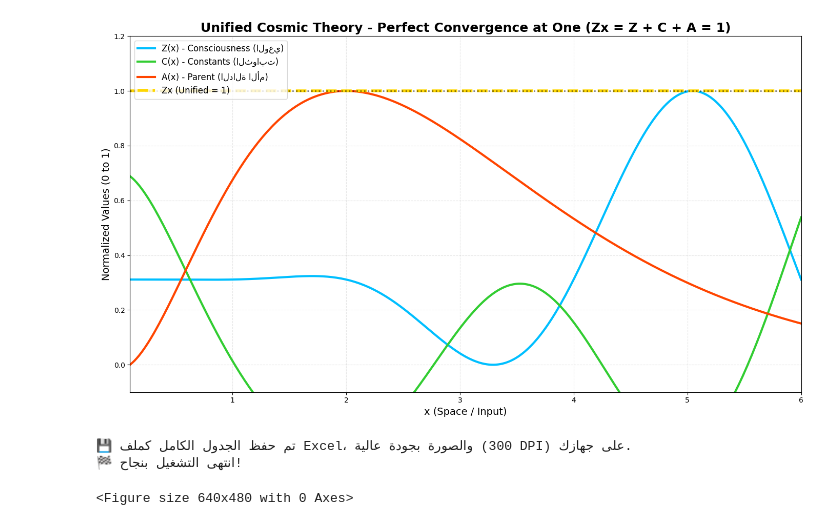
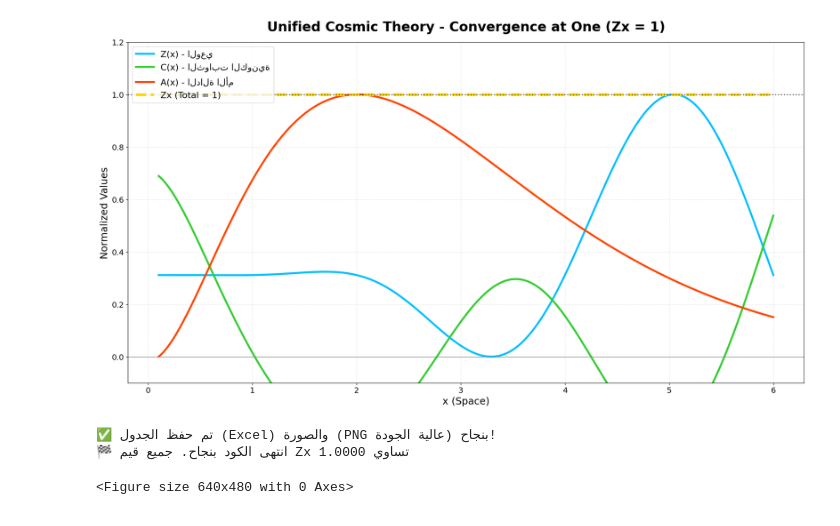
Before and after one commit to Jabri-web/Jabri-web.github.io, a Jupyter notebook: calculator.ipynb, the cells around one changed output. Saved outputs shown, nothing was run; the diff lists cells and outputs as text; code cells hidden in the pictures.

```diff
--- a/calculator.ipynb
+++ b/calculator.ipynb
@@ -4,8 +4,8 @@
 
 # -*- coding: utf-8 -*-
 """
-Unified Cosmic Theory Calculator (Python Final Version)
-حاسبة النظرية الموحدة - النسخة النهائية للبايثون
+Unified Cosmic Theory Calculator (FINAL VERSION)
+حاسبة النظرية الموحدة - الإصدار النهائي
 Zx = Z + C + A = 1
 """
 
@@ -14,25 +14,24 @@ import pandas as pd
 import matplotlib.pyplot as plt
 from sklearn.preprocessing import MinMaxScaler
 
-# 1. إعداد النطاق
+# 1. إعداد النطاق (زيادة عدد النقاط للدقة)
 x_start, x_end, num_points = 0.1, 6.0, 300
 x_values = np.linspace(x_start, x_end, num_points)
-print(f"⚙️ نطاق الحساب: x من {x_start} إلى {x_end} (عدد النقاط: {num_points})")
 
 # 2. الدوال الأساسية
 Z_raw = (x_values**5) * np.log(x_values) * np.sin(np.pi * x_values / 2.0) * np.exp(-x_values)
 A_raw = (x_values**2) * np.exp(-x_values)
 
-# 3. التطبيع (Min-Max) لضمان الالتقاء عند الواحد
+# 3. التطبيع لضمان الالتقاء عند الواحد
 scaler = MinMaxScaler()
 Z = scaler.fit_transform(Z_raw.reshape(-1, 1)).flatten()
 A = scaler.fit_transform(A_raw.reshape(-1, 1)).flatten()
 
 # المعادلة الموحدة
 C = 1 - Z - A
-Z_total = Z + C + A  # مصفوفة كل قيمها = 1.0
+Z_total = Z + C + A
 
-# 4. إنشاء الجدول الكامل
+# 4. إنشاء الجدول
 data = []
 for i in range(len(x_values)):
     data.append({
@@ -40,49 +39,48 @@ for i in range(len(x_values)):
         'Z(x)': round(Z[i], 4),
         'C(x)': round(C[i], 4),
         'A(x)': round(A[i], 4),
-        'Zx (Total)': round(Z_total[i], 4)  # دائماً 1.0000
+        'Zx (Total)': round(Z_total[i], 4)
     })
 
 df = pd.DataFrame(data)
 
-print("\n" + "="*75)
-print("📊 جدول النظرية الموحدة (الجدول الكامل)")
-print("="*75)
-# استخدام to_string لعرض الجدول كاملاً بدون أي اقتطاع
+print("="*70)
+print("📊 جدول النظرية الموحدة (300 نقطة)")
+print("="*70)
 print(df.to_string(index=False))
-print("="*75)
-print(f"✅ تم حساب {len(x_values)} نقطة. جميع قيم Zx تساوي 1.0000 (الالتقاء عند الواحد).")
 
-# 5. الرسم البياني الاحترافي
-plt.figure(figsize=(14, 8))
+# 5. الرسم البياني (الحجم مكبّر جداً)
+plt.figure(figsize=(18, 10))  # تم تكبير الأبعاد بشكل كبير جداً
 
-# رسم الدوال الثلاث
-plt.plot(x_values, Z, label='Z(x) - Consciousness (الوعي)', color='#00bfff', linewidth=3)
-plt.plot(x_values, C, label='C(x) - Constants (الثوابت)', color='#32cd32', linewidth=3)
-plt.plot(x_values, A, label='A(x) - Parent (الدالة الأم)', color='#ff4500', linewidth=3)
+# رسم المنحنيات
+plt.plot(x_values, Z, label='Z(x) - الوعي', color='#00bfff', linewidth=3.5)
+plt.plot(x_values, C, label='C(x) - الثوابت الكونية', color='#32cd32', linewidth=3.5)
+plt.plot(x_values, A, label='A(x) - الدالة الأم', color='#ff4500', linewidth=3.5)
 
-# خط الوحدة الذهبي
-plt.plot(x_values, Z_total, label='Zx (Unified = 1)', color='#ffd700', linewidth=4, linestyle='--')
+# الخط الذهبي
+plt.plot(x_values, Z_total, label='Zx (Total = 1)', color='#ffd700', linewidth=5, linestyle='--')
 
-# إضافة خط أفقي عند القيمة 1
-plt.axhline(y=1.0, color='black', linestyle=':', linewidth=2, alpha=0.5)
+# إضافة خطوط مساعدة
+plt.axhline(y=1.0, color='black', linestyle=':', linewidth=2, alpha=0.6)
+plt.axhline(y=0.0, color='gray', linestyle='-', linewidth=1)
 
-# تنسيقات الرسم
-plt.title('Unified Cosmic Theory - Perfect Convergence at One (Zx = Z + C + A = 1)', fontsize=18, fontweight='bold')
-plt.xlabel('x (Space / Input)', fontsize=14)
-plt.ylabel('Normalized Values (0 to 1)', fontsize=14)
-plt.legend(loc='upper left', fontsize=12)
-plt.grid(True, linestyle='--', alpha=0.3)
+# تنسيقات
+plt.title('Unified Cosmic Theory - Convergence at One (Zx = 1)', fontsize=24, fontweight='bold', pad=20)
+plt.xlabel('x (Space)', fontsize=18)
+plt.ylabel('Normalized Values', fontsize=18)
+plt.xticks(fontsize=14)
+plt.yticks(fontsize=14)
+plt.legend(loc='upper left', fontsize=16)
+plt.grid(True, which='both', linestyle='--', alpha=0.3)
 plt.ylim(-0.1, 1.2)
-plt.xlim(x_start, x_end)
 
 # إظهار الرسم
 plt.tight_layout()
 plt.show()
 
-# 6. حفظ النتائج تلقائياً
-df.to_excel("Unified_Theory_Table_Full.xlsx", index=False)
-plt.savefig("Unified_Theory_Graph_300DPI.png", dpi=300, bbox_inches='tight')
-print("\n💾 تم حفظ الجدول الكامل كملف Excel، والصورة بجودة عالية (300 DPI) على جهازك.")
-print("🏁 انتهى التشغيل بنجاح!")
+# 6. الحفظ
+df.to_excel("Unified_Theory_Table.xlsx", index=False)
+plt.savefig("Unified_Theory_Graph.png", dpi=300, bbox_inches='tight')
+print("\n✅ تم حفظ الجدول (Excel) والصورة (PNG عالية الجودة) بنجاح!")
+print("🏁 انتهى الكود بنجاح. جميع قيم Zx تساوي 1.0000")
 # %% [output]
@@ -106,4 +104,4 @@ print("🏁 انتهى التشغيل بنجاح!")
-[figure, old version]
+[figure, new version]
-💾 تم حفظ الجدول الكامل كملف Excel، والصورة بجودة عالية (300 DPI) على جهازك.
-🏁 انتهى التشغيل بنجاح!
+✅ تم حفظ الجدول (Excel) والصورة (PNG عالية الجودة) بنجاح!
+🏁 انتهى الكود بنجاح. جميع قيم Zx تساوي 1.0000
 <Figure size 640x480 with 0 Axes>
```
Also changed, not shown: parts of 1 cell of this notebook.
